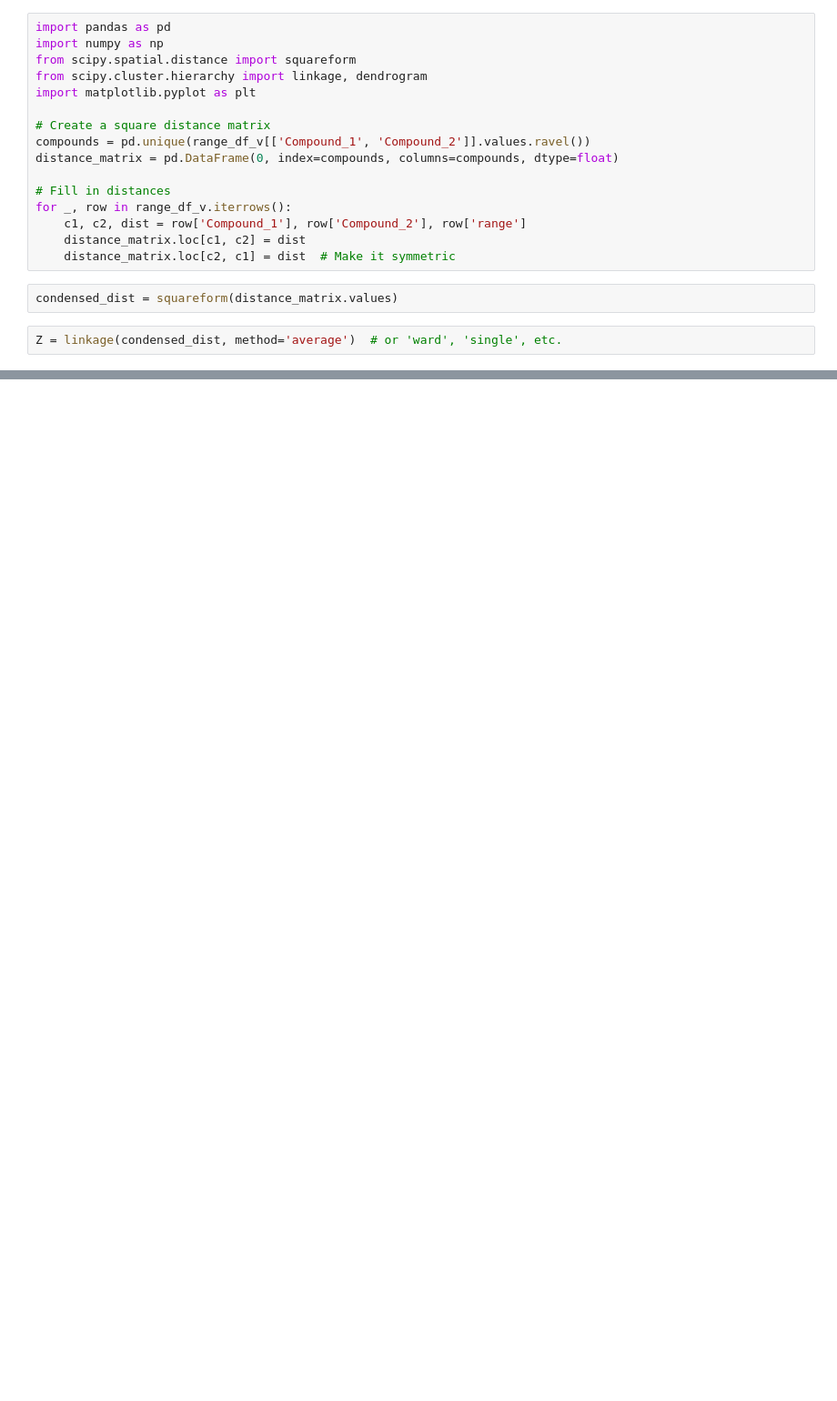
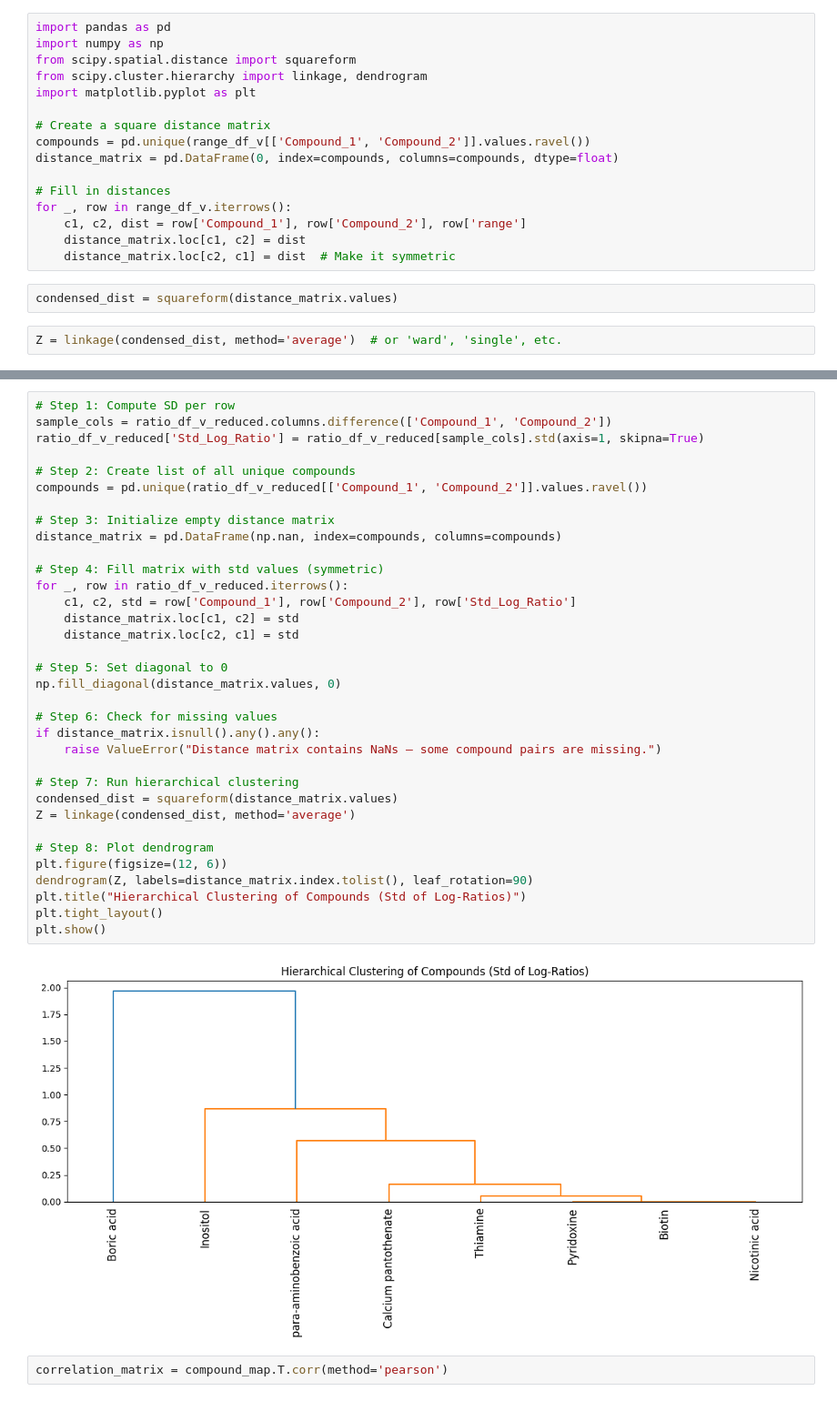
Before and after one commit to subarumuroi/ML_for_rational_design, a Jupyter notebook: MediaDataAnalysisMolarVitamin.ipynb, the cells around one changed output, grey strips where cells are left out. Shown at 91% size. Cells and saved outputs as stored; diff of their text form; blank space fills up the shorter version.

```diff
--- a/MediaDataAnalysisMolarVitamin.ipynb
+++ b/MediaDataAnalysisMolarVitamin.ipynb
@@ -183,0 +177,38 @@ plt.show()
+# %%
+# Step 1: Compute SD per row
+sample_cols = ratio_df_v_reduced.columns.difference(['Compound_1', 'Compound_2'])
+ratio_df_v_reduced['Std_Log_Ratio'] = ratio_df_v_reduced[sample_cols].std(axis=1, skipna=True)
+
+# Step 2: Create list of all unique compounds
+compounds = pd.unique(ratio_df_v_reduced[['Compound_1', 'Compound_2']].values.ravel())
+
+# Step 3: Initialize empty distance matrix
+distance_matrix = pd.DataFrame(np.nan, index=compounds, columns=compounds)
+
+# Step 4: Fill matrix with std values (symmetric)
+for _, row in ratio_df_v_reduced.iterrows():
+    c1, c2, std = row['Compound_1'], row['Compound_2'], row['Std_Log_Ratio']
+    distance_matrix.loc[c1, c2] = std
+    distance_matrix.loc[c2, c1] = std
+
+# Step 5: Set diagonal to 0
+np.fill_diagonal(distance_matrix.values, 0)
+
+# Step 6: Check for missing values
+if distance_matrix.isnull().any().any():
+    raise ValueError("Distance matrix contains NaNs — some compound pairs are missing.")
+
+# Step 7: Run hierarchical clustering
+condensed_dist = squareform(distance_matrix.values)
+Z = linkage(condensed_dist, method='average')
+
+# Step 8: Plot dendrogram
+plt.figure(figsize=(12, 6))
+dendrogram(Z, labels=distance_matrix.index.tolist(), leaf_rotation=90)
+plt.title("Hierarchical Clustering of Compounds (Std of Log-Ratios)")
+plt.tight_layout()
+plt.show()
+# %% [output]
+[figure, added]
+# %%
+correlation_matrix = compound_map.T.corr(method='pearson')
```
Also changed, not shown: parts of 4 cells of this notebook, 5 other files.
